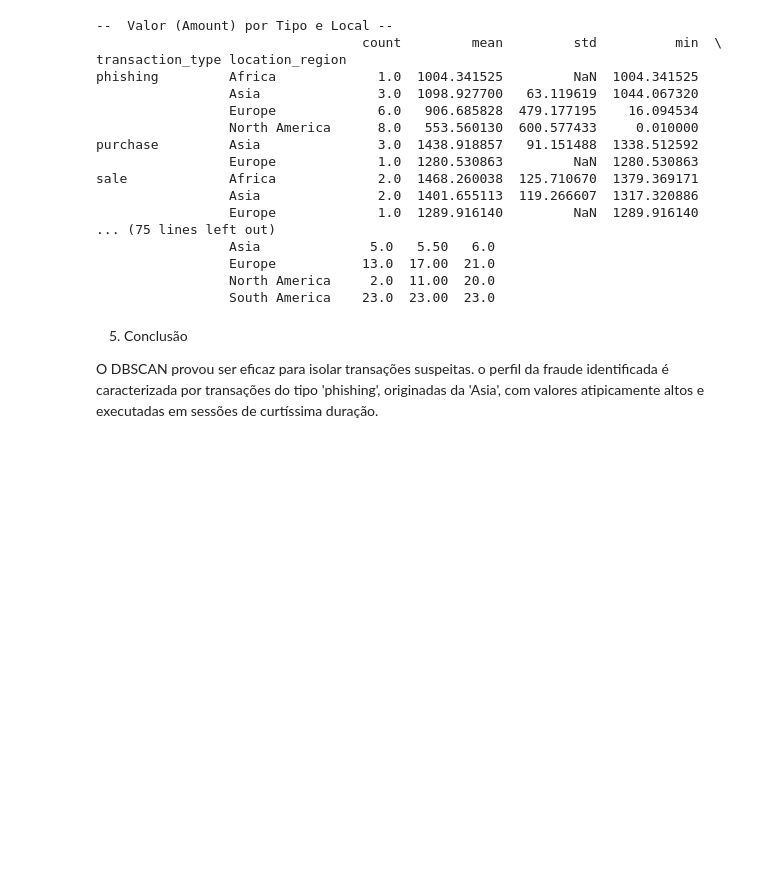
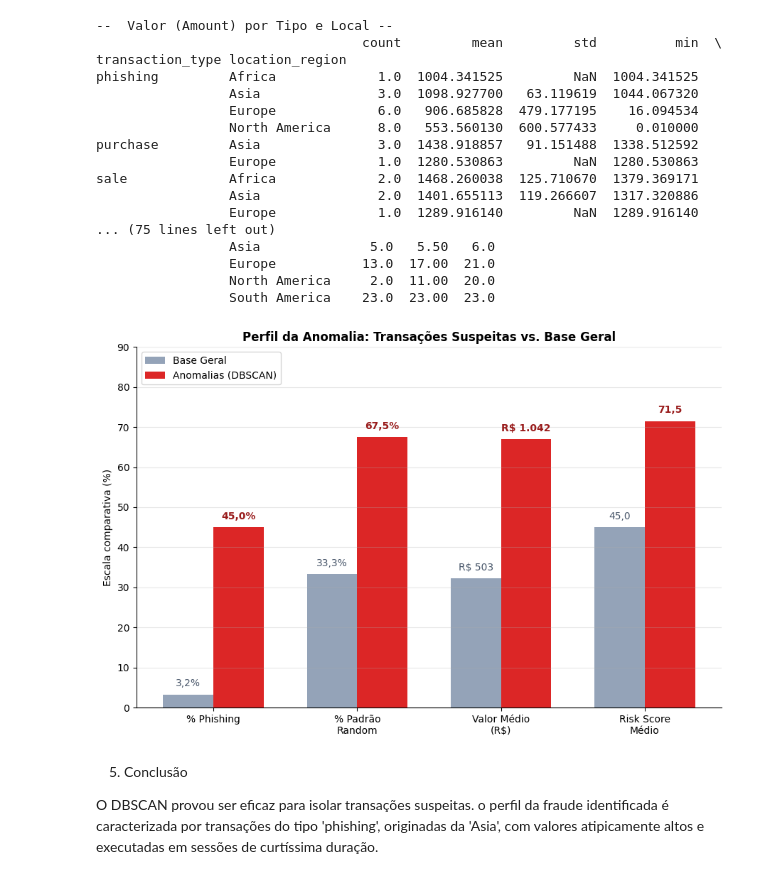
Before and after one commit to Flavio-98/financial-fraud-detection-dbscan, a Jupyter notebook: projeto_fraude.ipynb, the cells around one changed output. Saved outputs shown, nothing was run; the diff lists cells and outputs as text; code cells hidden in the pictures; blank space fills up the shorter version.

```diff
--- a/projeto_fraude.ipynb
+++ b/projeto_fraude.ipynb
@@ -391,6 +391,42 @@ sale             Africa             2.0  1468.260038  125.710670  1379.369171
                  Europe           13.0  17.00  21.0
                  North America     2.0  11.00  20.0
                  South America    23.0  23.00  23.0
+# %%
+categorias = ['% Phishing', '% Padrão\nRandom', 'Valor Médio\n(R$)', 'Risk Score\nMédio']
+
+anomalias_norm = [45.0, 67.5, (1042.23/1557.15)*100, 71.48]
+geral_norm     = [3.24, 33.26, (502.57/1557.15)*100, 44.96]
+
+x = np.arange(len(categorias))
+width = 0.35
+
+fig, ax = plt.subplots(figsize=(9, 6))
+bars1 = ax.bar(x - width/2, geral_norm, width, label='Base Geral', color='#94A3B8')
+bars2 = ax.bar(x + width/2, anomalias_norm, width, label='Anomalias (DBSCAN)', color='#DC2626')
+
+labels_geral = ['3,2%', '33,3%', 'R$ 503', '45,0']
+labels_anom  = ['45,0%', '67,5%', 'R$ 1.042', '71,5']
+
+for bar, label in zip(bars1, labels_geral):
+    ax.text(bar.get_x() + bar.get_width()/2, bar.get_height() + 1.5, label,
+            ha='center', va='bottom', fontsize=10, color='#475569')
+for bar, label in zip(bars2, labels_anom):
+    ax.text(bar.get_x() + bar.get_width()/2, bar.get_height() + 1.5, label,
+            ha='center', va='bottom', fontsize=10, fontweight='bold', color='#991B1B')
+
+ax.set_ylabel('Escala comparativa (%)')
+ax.set_title('Perfil da Anomalia: Transações Suspeitas vs. Base Geral', fontweight='bold')
+ax.set_xticks(x)
+ax.set_xticklabels(categorias)
+ax.legend(loc='upper left')
+ax.spines['top'].set_visible(False)
+ax.spines['right'].set_visible(False)
+ax.set_ylim(0, 90)
+ax.grid(axis='y', alpha=0.3)
+plt.tight_layout()
+plt.show()
+# %% [output]
+[figure, added]
 # %% [markdown]
 5. Conclusão
 
```
